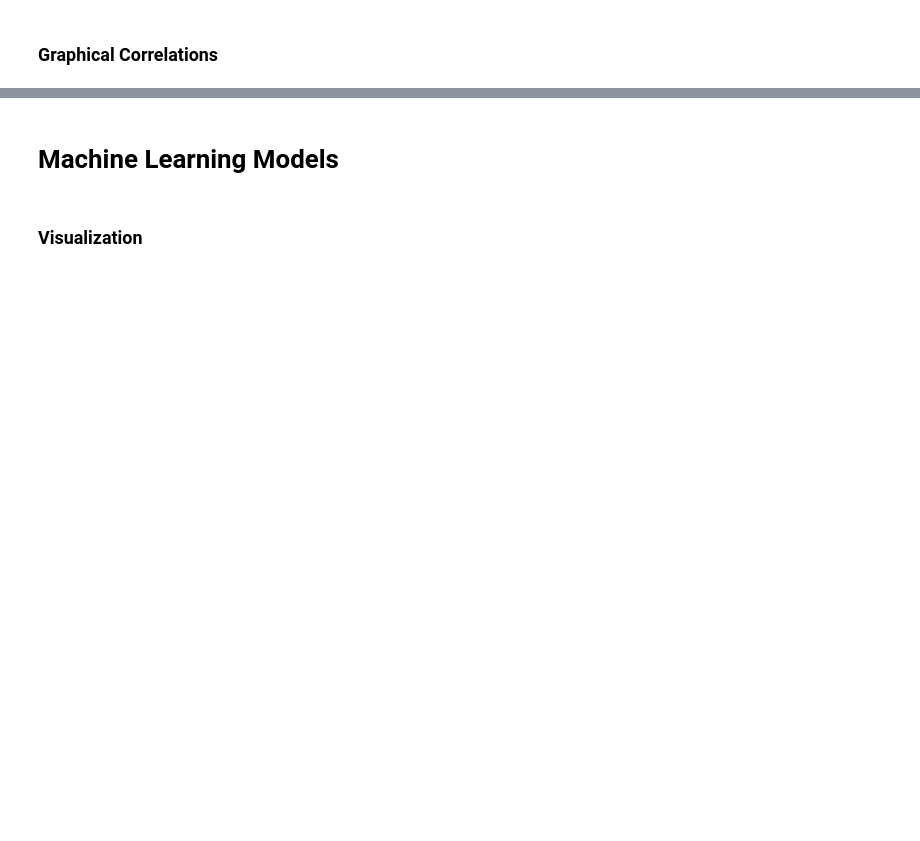
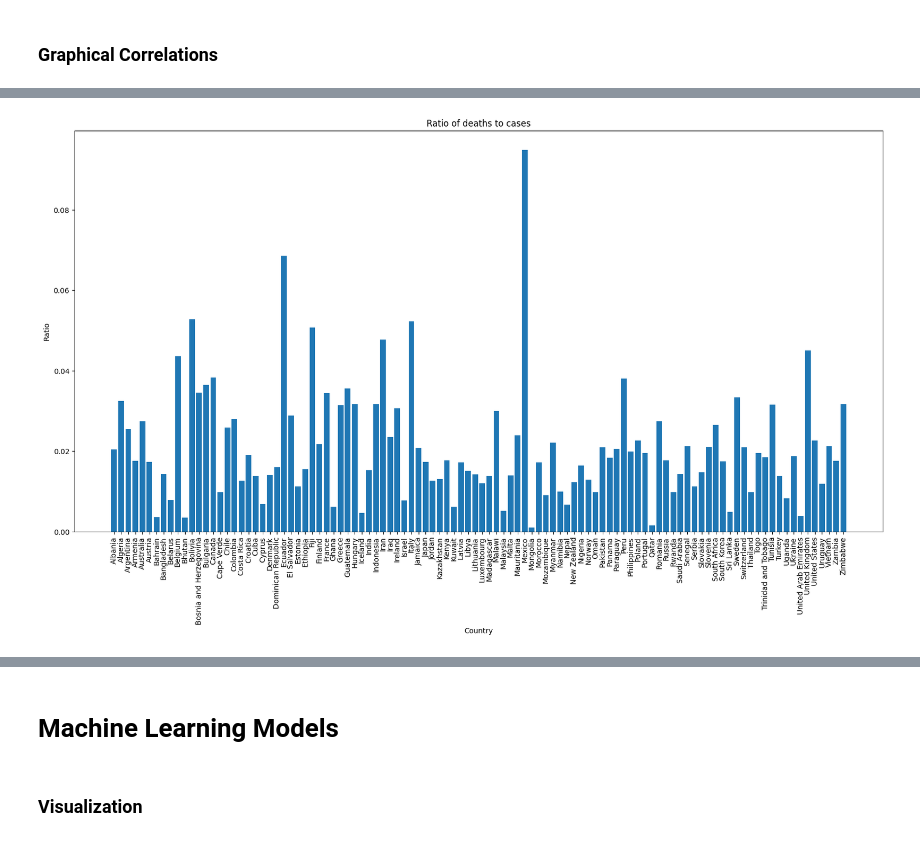
Before and after one commit to iloudaros/CoVID-Findings-Project, a Jupyter notebook: CoVID19_findings.ipynb, the cells around one changed output, grey strips where cells are left out. Cells and saved outputs as stored; diff of their text form; code cells hidden in the pictures; blank space fills up the shorter version.

```diff
--- a/CoVID19_findings.ipynb
+++ b/CoVID19_findings.ipynb
@@ -81,0 +224,11 @@ A good source of titanic dataset statistical analysis starting with the basics a
+# %%
+# Plot the ratio of deaths to cases for each country
+plt.figure(figsize=(20,10))
+plt.title('Ratio of deaths to cases')
+plt.ylabel('Ratio')
+plt.xlabel('Country')
+plt.xticks(rotation=90)
+plt.bar(total_deaths_by_country.index, total_deaths_by_country.values / total_cases_by_country.values)
+plt.show()
+# %% [output]
+[figure, added]
```
Also changed, not shown: parts of 20 cells of this notebook, 2 other files.
